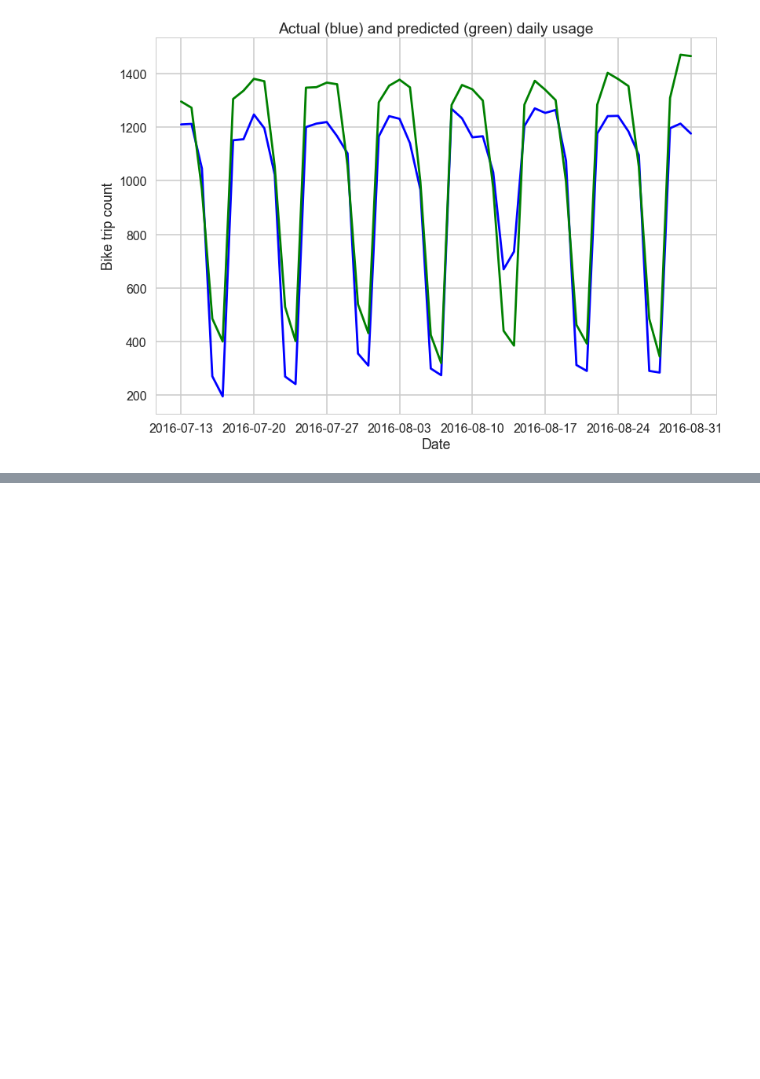
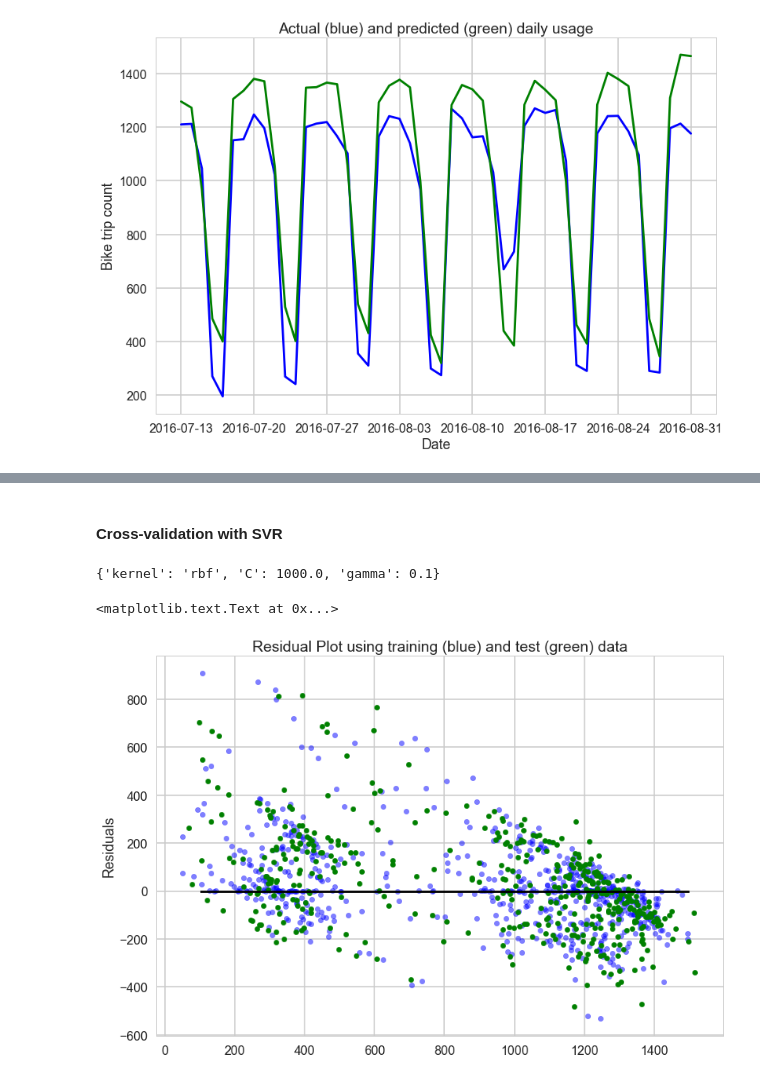
Before and after one commit to 2204bestdvd/Springboard-capstone, a Jupyter notebook: bike_share_prediction.ipynb, the cells around one changed output, grey strips where cells are left out. Drawn from its saved outputs; the diff is of its cells as text; code cells hidden in the pictures; blank space fills up the shorter version.

```diff
--- a/bike_share_prediction.ipynb
+++ b/bike_share_prediction.ipynb
@@ -206,0 +255,2 @@ plt.plot(df_daily.start_date[date_range], svr.predict(df_daily[['day', 'week', '
+# %% [markdown]
+#### Cross-validation with SVR
@@ -206,0 +260,29 @@ plt.plot(df_daily.start_date[date_range], svr.predict(df_daily[['day', 'week', '
+# %%
+X = df_daily[['start_date', 'day', 'week', 'month']]
+Y = df_daily['rides']
+# %%
+X_train_raw, X_test_raw, Y_train, Y_test = train_test_split(X, Y, test_size=0.4, random_state=0)
+X_train = X_train_raw[['day', 'week', 'month']]
+X_test = X_test_raw[['day', 'week', 'month']]
+# %%
+from sklearn.model_selection import GridSearchCV
+tuned_parameters = [{'kernel': ['rbf'], 'gamma': [0.001, 0.01, 0.1, 1],
+                     'C': [1, 10, 100, 1e3, 1e4]}]
+clf = GridSearchCV(SVR(C=1), tuned_parameters, cv=5, scoring='r2')
+clf.fit(X_train, Y_train)
+print(clf.best_params_)
+# %% [output]
+{'kernel': 'rbf', 'C': 1000.0, 'gamma': 0.1}
+# %%
+svr = SVR(C=1e3, gamma=0.1)
+svr.fit(X_train, Y_train)
+predicted_svr = svr.predict(X_test)
+# %%
+plt.scatter(Y_train, (svr.predict(X_train) - Y_train), c='b', s=40, alpha=0.5)
+plt.scatter(Y_test, (svr.predict(X_test) - Y_test), c='g', s=40)
+plt.hlines(y = 0, xmin=100, xmax = 1500)
+plt.title('Residual Plot using training (blue) and test (green) data')
+plt.ylabel('Residuals')
+# %% [output]
+<matplotlib.text.Text at 0x...>
+[figure, added]
```
Also changed, not shown: parts of 43 cells of this notebook, 1 other file.
